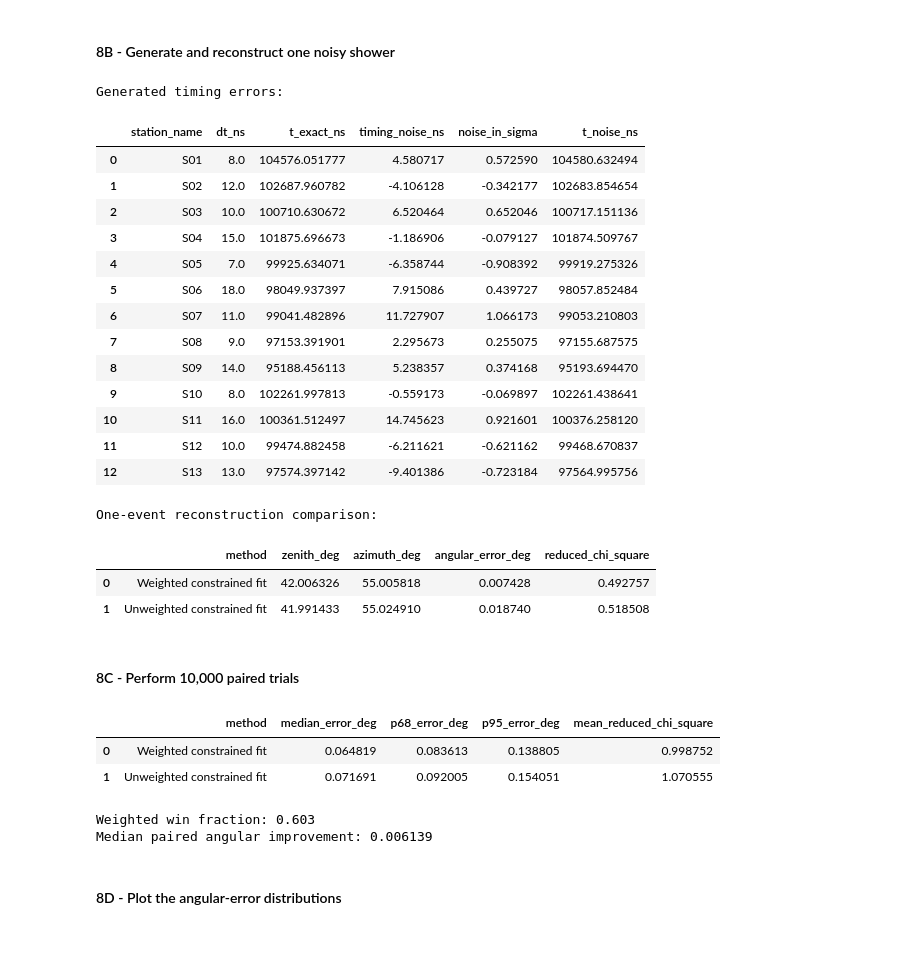
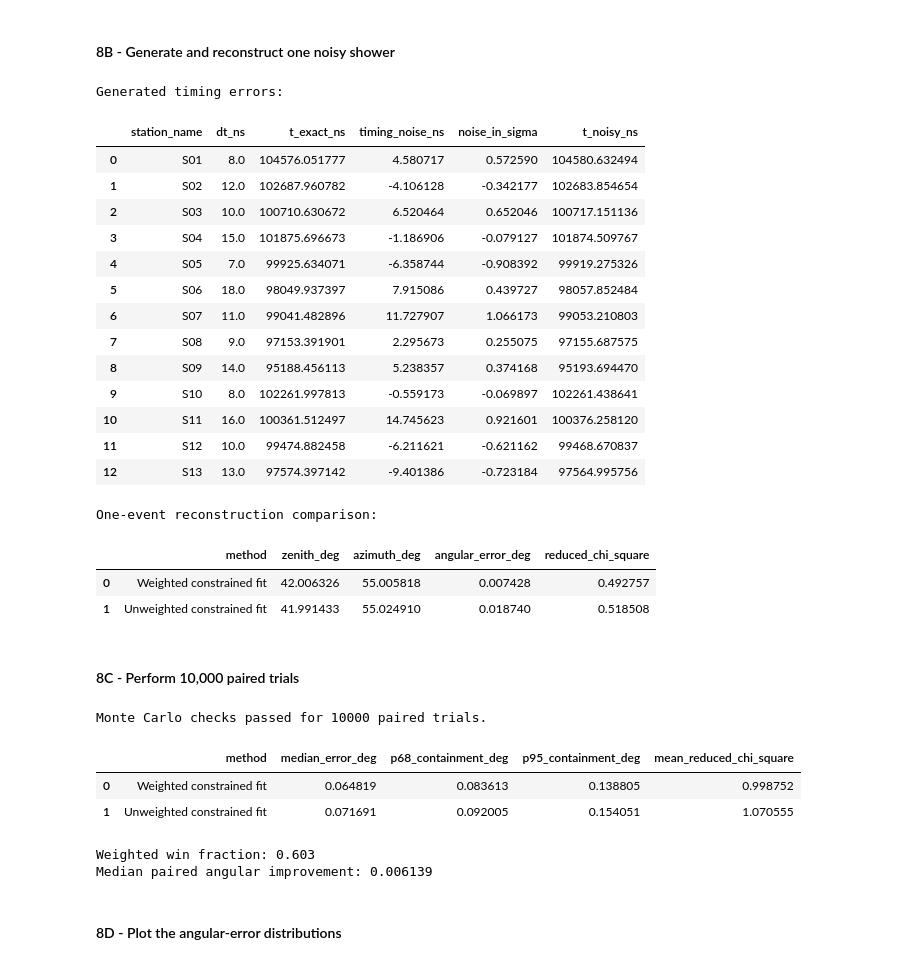
Before and after one commit to abdul-samad021/auger_direction_reconstruction, a Jupyter notebook: notebooks/02_reconstruct_synthetic_shower.ipynb, the cells around one changed output. Saved outputs shown, nothing was run; the diff lists cells and outputs as text; code cells hidden in the pictures.

```diff
--- a/notebooks/02_reconstruct_synthetic_shower.ipynb
+++ b/notebooks/02_reconstruct_synthetic_shower.ipynb
@@ -597,7 +652,7 @@ noisy_stations["timing_noise_ns"] = (timing_noise_ns)
 
 noisy_stations["noise_in_sigma"] = (timing_noise_ns / dt_ns)
 
-noisy_stations["t_noise_ns"] = (noisy_times_ns)
+noisy_stations["t_noisy_ns"] = (noisy_times_ns)
 
 weighted_noisy_fit = fit_constrained_shower(positions_m, noisy_times_ns, dt_ns, use_timing_weights = True)
 
@@ -639,7 +694,7 @@ print("One-event reconstruction comparison:")
 display(one_event_comparison)
 # %% [output]
 Generated timing errors:
-|  | station_name | dt_ns | t_exact_ns | timing_noise_ns | noise_in_sigma | t_noise_ns |
+|  | station_name | dt_ns | t_exact_ns | timing_noise_ns | noise_in_sigma | t_noisy_ns |
 | 0 | S01 | 8.0 | 104576.051777 | 4.580717 | 0.572590 | 104580.632494 |
 | 1 | S02 | 12.0 | 102687.960782 | -4.106128 | -0.342177 | 102683.854654 |
 | 2 | S03 | 10.0 | 100710.630672 | 6.520464 | 0.652046 | 100717.151136 |
@@ -689,40 +744,66 @@ for trial_index in range(NUMBER_OF_TRIALS):
     weighted_reduced_chi_square[trial_index] = (weighted_result["reduced_chi_square"])
 
     unweighted_reduced_chi_square[trial_index] = (unweighted_result["reduced_chi_square"])
 
+expected_monte_carlo_shape = (NUMBER_OF_TRIALS,)
+
+monte_carlo_outputs = {"weighted angular errors": weighted_errors_deg,
+                       "unweighted angular errors": unweighted_errors_deg,
+                       "weighted reduced chi-square": weighted_reduced_chi_square,
+                       "unweighted reduced chi-square": unweighted_reduced_chi_square
+                       }
+
+for output_name, output_values in monte_carlo_outputs.items():
+    if output_values.shape != expected_monte_carlo_shape:
+        raise AssertionError(f"The Monte Carlo output '{output_name}' has an unexpected shape: {output_values.shape}. Expected shape: {expected_monte_carlo_shape}")
+
+    if not np.isfinite(output_values).all():
+        raise AssertionError(f"The Monte Carlo output '{output_name}' contains NaN or infinite values.")
+
+    if (output_values < 0.0).any():
+        raise AssertionError(f"The Monte Carlo output '{output_name}' contains negative values.")
+
+weighted_mean_reduced_chi_square = float(np.mean(weighted_reduced_chi_square))
+
+if not 0.9 <= weighted_mean_reduced_chi_square <= 1.1:
+    raise AssertionError(f"The weighted mean reduced chi-square is unexpectedly far from one under the controlled Gaussian-noise model: {weighted_mean_reduced_chi_square:.6f}")
+
+print(f"Monte Carlo checks passed for {NUMBER_OF_TRIALS} paired trials.")
+
 def summarize_trials(method_name: str, angular_errors_deg: np.ndarray, reduced_chi_square_values: np.ndarray) -> dict:
     return {
         "method": method_name,
         "median_error_deg": float(np.median(angular_errors_deg)),
-        "p68_error_deg": float(np.percentile(angular_errors_deg, 68.0)),
-        "p95_error_deg": float(np.percentile(angular_errors_deg, 95.0)),
+        "p68_containment_deg": float(np.percentile(angular_errors_deg, 68.0)),
+        "p95_containment_deg": float(np.percentile(angular_errors_deg, 95.0)),
         "mean_reduced_chi_square": float(np.mean(reduced_chi_square_values))
     }
 
 monte_carlo_summary = pd.DataFrame(
     [
         summarize_trials("Weighted constrained fit", weighted_errors_deg, weighted_reduced_chi_square),
         summarize_trials("Unweighted constrained fit", unweighted_errors_deg, unweighted_reduced_chi_square)
     ]
 )
 
 weighted_win_fraction = float(np.mean(weighted_errors_deg < unweighted_errors_deg))
 
 paired_improvements_deg = (unweighted_errors_deg - weighted_errors_deg)
 
 median_paired_improvement_deg = float(np.median(paired_improvements_deg))
 
 display(monte_carlo_summary)
 
 print(f"Weighted win fraction: {weighted_win_fraction:.3f}")
 
 print(f"Median paired angular improvement: {median_paired_improvement_deg:.6f}")
 # %% [output]
+Monte Carlo checks passed for 10000 paired trials.
-|  | method | median_error_deg | p68_error_deg | p95_error_deg | mean_reduced_chi_square |
+|  | method | median_error_deg | p68_containment_deg | p95_containment_deg | mean_reduced_chi_square |
 | 0 | Weighted constrained fit | 0.064819 | 0.083613 | 0.138805 | 0.998752 |
 | 1 | Unweighted constrained fit | 0.071691 | 0.092005 | 0.154051 | 1.070555 |
-Weighted win fraction: 0.603
-Median paired angular improvement: 0.006139
+Weighted win fraction: 0.603
+Median paired angular improvement: 0.006139
 # %% [markdown]
 #### 8D - Plot the angular-error distributions
 # %%
```
Also changed, not shown: parts of 6 cells of this notebook.
